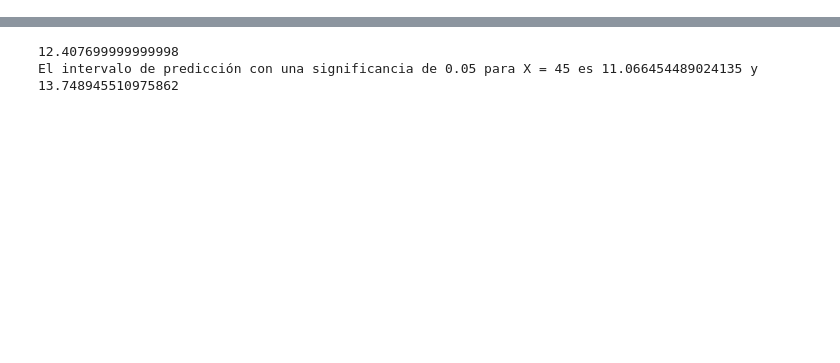
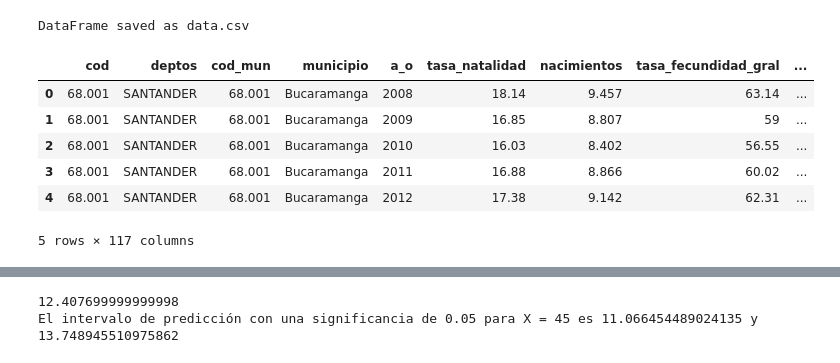
Before and after one commit to LauraCD2/23_nba, a Jupyter notebook: class_regression.ipynb, the cells around one changed output, grey strips where cells are left out. Saved outputs shown, nothing was run; the diff lists cells and outputs as text; code cells hidden in the pictures; blank space fills up the shorter version.

```diff
--- a/class_regression.ipynb
+++ b/class_regression.ipynb
@@ -6,3 +14,36 @@ import numpy as np
 from sklearn.linear_model import LinearRegression
 from scipy.stats import norm
 from scipy import stats
+# %%
+#@title Load dataset
+url = "https://www.datos.gov.co/resource/fc78-ab9i.json"
+
+try:
+  response = requests.get(url)
+  response.raise_for_status()
+
+  data = response.json()
+  df = pd.DataFrame(data)
+
+except requests.exceptions.RequestException as e:
+  print(f"Error connecting to API: {e}")
+except Exception as e:
+  print(f"Error processing data: {e}")
+
+
+try:
+  df.to_csv('data.csv', index=False)  # Save to a CSV file named 'data.csv' in the current directory (Archivos), no en drive
+  print("DataFrame saved as data.csv")
+except Exception as e:
+  print(f"Error saving DataFrame as CSV: {e}")
+
+df.head()
+# %% [output]
+DataFrame saved as data.csv
+|  | cod | deptos | cod_mun | municipio | a_o | tasa_natalidad | nacimientos | tasa_fecundidad_gral | ... |
+| 0 | 68.001 | SANTANDER | 68.001 | Bucaramanga | 2008 | 18.14 | 9.457 | 63.14 | ... |
+| 1 | 68.001 | SANTANDER | 68.001 | Bucaramanga | 2009 | 16.85 | 8.807 | 59 | ... |
+| 2 | 68.001 | SANTANDER | 68.001 | Bucaramanga | 2010 | 16.03 | 8.402 | 56.55 | ... |
+| 3 | 68.001 | SANTANDER | 68.001 | Bucaramanga | 2011 | 16.88 | 8.866 | 60.02 | ... |
+| 4 | 68.001 | SANTANDER | 68.001 | Bucaramanga | 2012 | 17.38 | 9.142 | 62.31 | ... |
+5 rows × 117 columns
```
Also changed, not shown: parts of 19 cells of this notebook.
